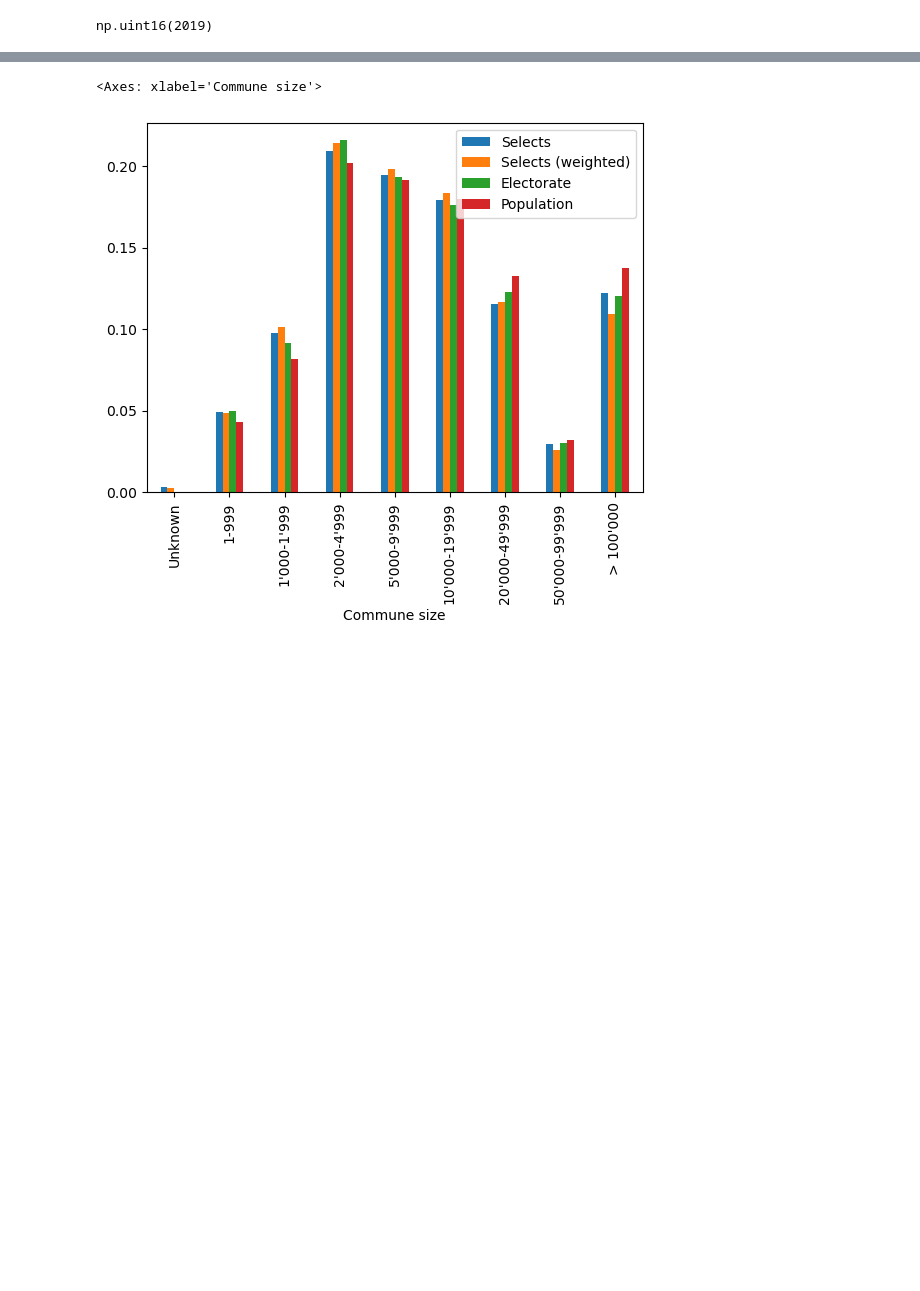
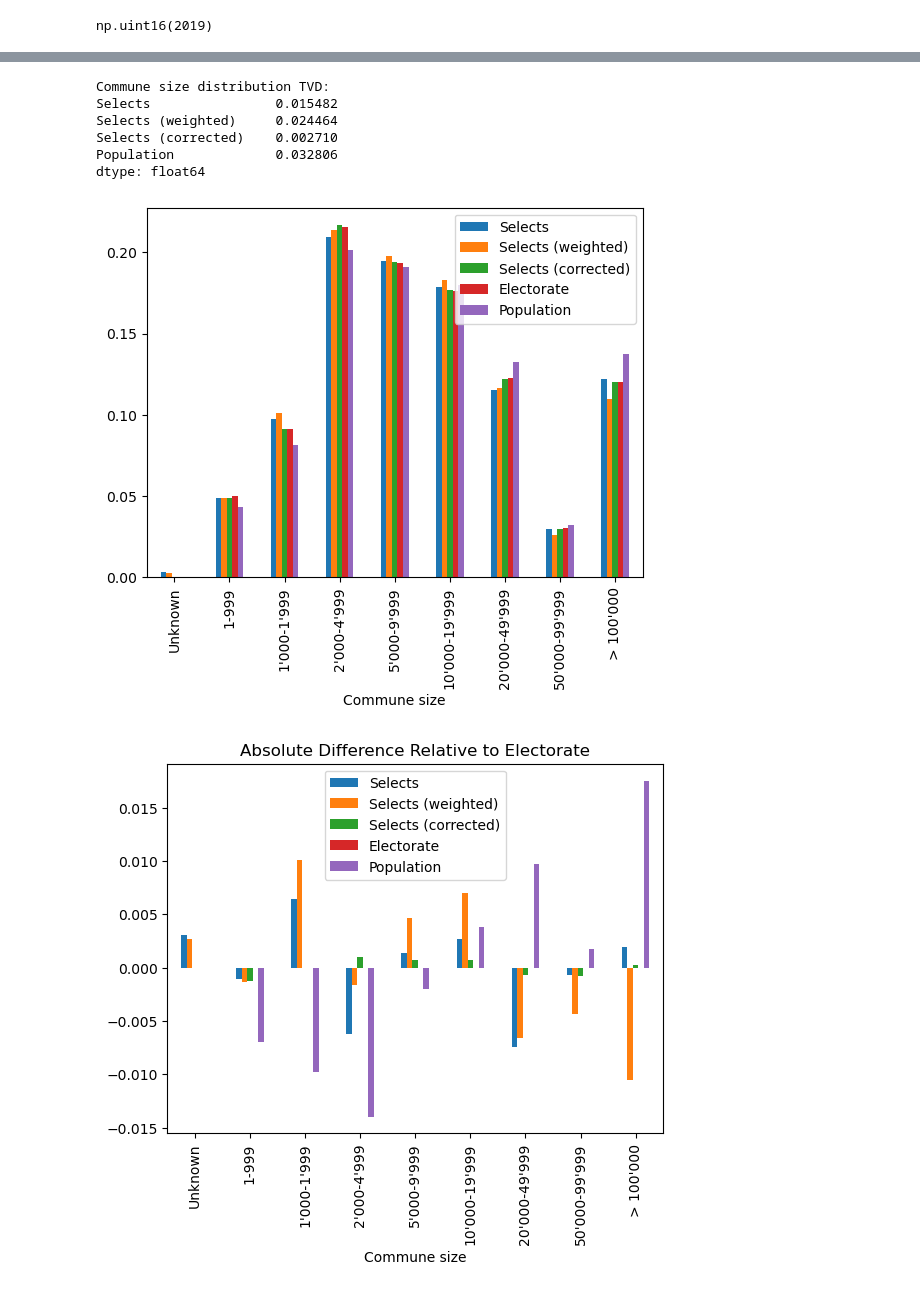
Before and after one commit to tschai-yim/swiss-elections-study, a Jupyter notebook: respondents_vs_population.ipynb, the cells around one changed output, grey strips where cells are left out. Drawn from its saved outputs; the diff is of its cells as text; code cells hidden in the pictures; blank space fills up the shorter version.

```diff
--- a/respondents_vs_population.ipynb
+++ b/respondents_vs_population.ipynb
@@ -21,0 +126,23 @@ def merge_proportional(distribution: pd.Series, *distributions: tuple[pd.Series,
+# %%
+selects_demographics = age_smoothed_selects_year_df.groupby(
+    [AGE_ATTR, SEX_ATTR, COMMUNE_SIZE_ATTR]
+)['weightc'].sum().rename('Selects')
+weighted_selects_demographics = age_smoothed_selects_year_df.groupby(
+    [AGE_ATTR, SEX_ATTR, COMMUNE_SIZE_ATTR]
+)['weighttot'].sum().rename('Selects (weighted)')
+
+electorate_demographics = electorate_year_df.groupby(
+    [AGE_ATTR, SEX_ATTR, electorate_year_df[COMMUNE_ATTR].map(postal_code_to_commune_size).rename(COMMUNE_SIZE_ATTR)]
+)[POPULATION_ATTR].sum().rename('Electorate')
+population_demographics = population_year_df.groupby(
+    [AGE_ATTR, SEX_ATTR, population_year_df[COMMUNE_ATTR].map(postal_code_to_commune_size).rename(COMMUNE_SIZE_ATTR)]
+)[POPULATION_ATTR].sum().rename('Population')
+
+demographic_proportions = merge_proportional(
+    selects_demographics, weighted_selects_demographics,
+    electorate_demographics, population_demographics
+).fillna(0).sort_values(['Electorate', 'Population'])
+
+demographic_proportions.plot(title='Uncorrected Demographic Proportions')
+print('Uncorrected demographics TVD:')
+print(calculate_tvd(demographic_proportions, 'Electorate'))
@@ -57,23 +315,34 @@ merge_proportional(
 # %%
-from data.population import get_commune_to_size_map
-
 selects_commune_size = selects_year_df.groupby(COMMUNE_SIZE_ATTR) \
     ['weightc'].sum().rename('Selects')
 weighted_selects_commune_size = selects_year_df.groupby(COMMUNE_SIZE_ATTR) \
     ['weighttot'].sum().rename('Selects (weighted)')
+corrected_selects_commune_size = corrected_age_smoothed_selects_year_df.groupby(COMMUNE_SIZE_ATTR) \
+    ['weightc'].sum().rename('Selects (corrected)')
 
-# Selects uses previous year's population data
-postal_code_to_commune_size = get_commune_to_size_map(year - 1)
 electorate_commune_size = electorate_year_df.groupby(
     electorate_year_df[COMMUNE_ATTR].map(postal_code_to_commune_size)
 )[POPULATION_ATTR].sum().rename('Electorate')
 population_commune_size = population_year_df.groupby(
     population_year_df[COMMUNE_ATTR].map(postal_code_to_commune_size)
 )[POPULATION_ATTR].sum().rename('Population')
 
-merge_proportional(
-    selects_commune_size, weighted_selects_commune_size, electorate_commune_size, population_commune_size
-).rename(COMMUNE_SIZE_LABEL_MAPPER).plot(kind='bar', xlabel='Commune size')
+commune_size_distribution = merge_proportional(
+    selects_commune_size, weighted_selects_commune_size, corrected_selects_commune_size,
+    electorate_commune_size, population_commune_size
+).fillna(0)
+
+commune_size_distribution.rename(COMMUNE_SIZE_LABEL_MAPPER).plot(kind='bar', xlabel='Commune size')
+(commune_size_distribution.sub(commune_size_distribution['Electorate'], axis=0)).rename(COMMUNE_SIZE_LABEL_MAPPER).plot(
+    kind='bar', xlabel='Commune size', title='Absolute Difference Relative to Electorate')
+print('Commune size distribution TVD:')
+print(calculate_tvd(commune_size_distribution, 'Electorate'))
 # %% [output]
-<Axes: xlabel='Commune size'>
+Commune size distribution TVD:
+Selects                0.015482
+Selects (weighted)     0.024464
+Selects (corrected)    0.002710
+Population             0.032806
+dtype: float64
-[figure, old version]
+[figure, new version]
+[figure, added]
```
Also changed, not shown: parts of 10 cells of this notebook, 2 other files.
